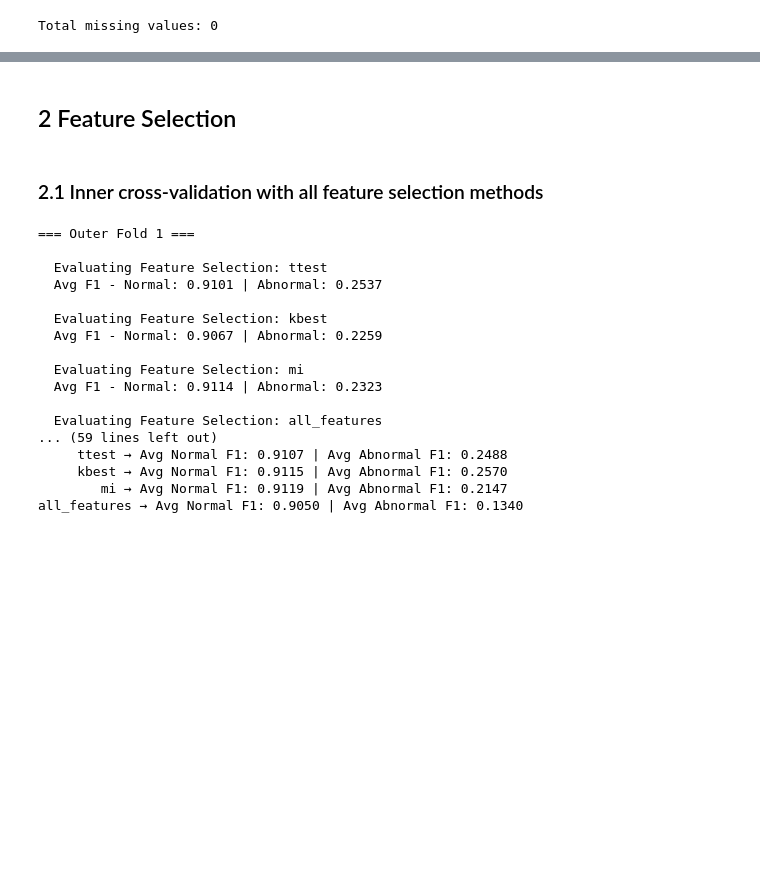
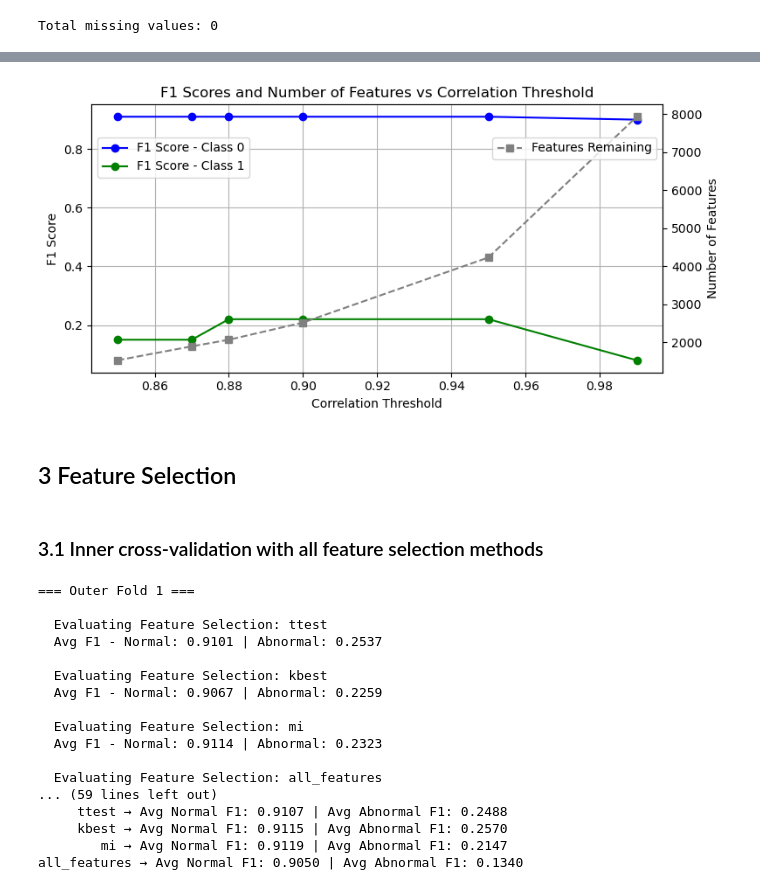
Before and after one commit to A-Bosselaar/TM10007-Machine-Learning-assignment, a Jupyter notebook: assignment_ecg.ipynb, the cells around one changed output, grey strips where cells are left out. Drawn from its saved outputs; the diff is of its cells as text; code cells hidden in the pictures; blank space fills up the shorter version.

```diff
--- a/assignment_ecg.ipynb
+++ b/assignment_ecg.ipynb
@@ -164,11 +329,44 @@ plt.show()
+# %%
+# Visualisation of threshold for dropping correlated features
+correlation_data = {
+    'threshold': [0.85, 0.87, 0.88, 0.9, 0.95, 0.99],
+    'features_remaining': [1530, 1896, 2069, 2521, 4231, 7929],
+    'f1_score_0': [0.91, 0.91, 0.91, 0.91, 0.91, 0.90],
+    'f1_score_1': [0.15, 0.15, 0.22, 0.22, 0.22, 0.08],
+}
+correlation_df = pd.DataFrame(correlation_data)
+
+# Create main plot with secondary y-axis
+fig, ax1 = plt.subplots(figsize=(8, 4))
+
+# Plot F1 scores
+ax1.plot(correlation_df['threshold'], correlation_df['f1_score_0'], marker='o', label='F1 Score - Class 0', color='blue')
+ax1.plot(correlation_df['threshold'], correlation_df['f1_score_1'], marker='o', label='F1 Score - Class 1', color='green')
+ax1.set_xlabel("Correlation Threshold")
+ax1.set_ylabel("F1 Score")
+ax1.legend(loc='upper left', bbox_to_anchor=(0, 0.9))
+ax1.grid(True)
+
+# Plot features remaining on second y-axis
+ax2 = ax1.twinx()
+ax2.plot(correlation_df['threshold'], correlation_df['features_remaining'], marker='s', linestyle='--', color='gray', label='Features Remaining')
+ax2.set_ylabel("Number of Features")
+ax2.legend(loc='upper right', bbox_to_anchor=(1, 0.9))
+
+# Title and layout
+plt.title("F1 Scores and Number of Features vs Correlation Threshold")
+plt.tight_layout()
+plt.show()
+# %% [output]
+[figure, added]
 # %% [markdown]
-## 2 Feature Selection
+## 3 Feature Selection
 # %%
 # Splits features en labels
 X = data.iloc[:, :-1].values  # Alle kolommen behalve de laatste zijn de features
 y = data.iloc[:, -1].values   # De laatste kolom is de label (0 of 1)
 # %% [markdown]
-### 2.1 Inner cross-validation with all feature selection methods
+### 3.1 Inner cross-validation with all feature selection methods
 # %%
 ## Function to perform nested cross-validation for feature selection
 
```
Also changed, not shown: parts of 20 cells of this notebook.
